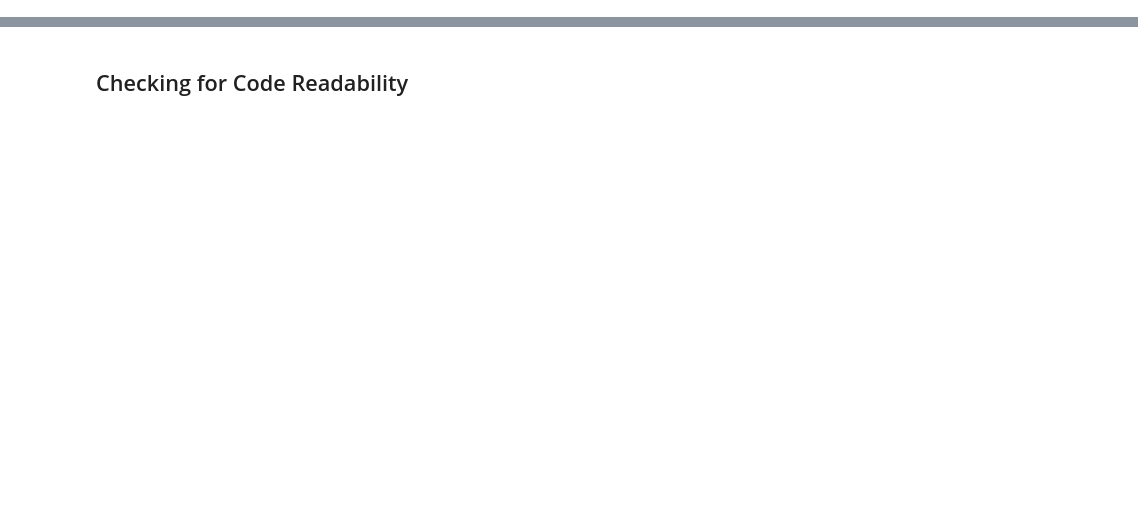
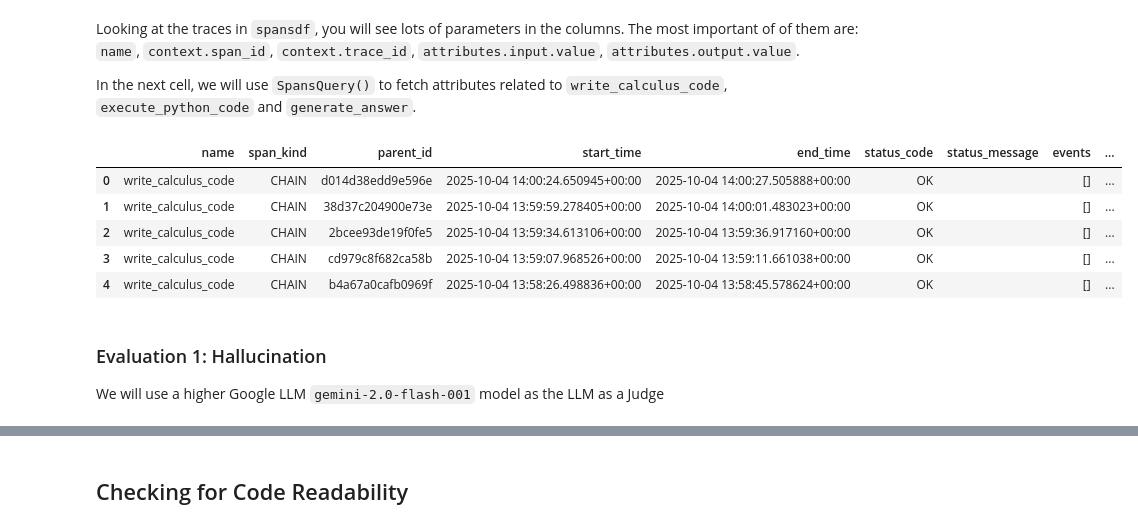
Before and after one commit to Danselem/GenAI_Tutorial, a Jupyter notebook: arize/notebook/agent-eval.ipynb, the cells around one changed output, grey strips where cells are left out. Cells and saved outputs as stored; diff of their text form; code cells hidden in the pictures; blank space fills up the shorter version.

```diff
--- a/arize/notebook/agent-eval.ipynb
+++ b/arize/notebook/agent-eval.ipynb
@@ -15,3 +72,7 @@ spansdf.head()
+# %% [markdown]
+Looking at the traces in `spansdf`, you will see lots of parameters in the columns. The most important of of them are: `name`, `context.span_id`, `context.trace_id`, `attributes.input.value`, `attributes.output.value`.
+
+In the next cell, we will use `SpansQuery()` to fetch attributes related to `write_calculus_code`, `execute_python_code` and `generate_answer`.
 # %%
 # Extract the question and generated code from the spans
 query = SpanQuery().where("name == 'write_calculus_code'")
@@ -28,34 +89,45 @@ spansdf["code"] = spansdf["attributes.output.value"]
 # Now get the code execution result spans
 query = SpanQuery().where("name == 'execute_python_code'")
 code_res_df = Client().spans.get_spans_dataframe(
     query=query, project_identifier=project_identifier
 )
 
 code_res_df["result"] = code_res_df["attributes.output.value"]
 
 # Now get the answer generation spans
 query = SpanQuery().where("name == 'generate_answer'")
 gen_df = Client().spans.get_spans_dataframe(
     query=query, project_identifier=project_identifier
 )
 
 gen_df["answer"] = gen_df["attributes.output.value"]
 
 
 # Combine the spans together
 spans_df = spansdf.merge(
     code_res_df[["context.trace_id", "result",]],
     on="context.trace_id",
     how="left",
 )
 
 spans_df = spans_df.merge(
     gen_df[["context.trace_id", "answer",]],
     on="context.trace_id",
     how="left",
 )
 
-spans_df.head(2)
+spans_df.head()
+# %% [output]
+|  | name | span_kind | parent_id | start_time | end_time | status_code | status_message | events | ... |
+| 0 | write_calculus_code | CHAIN | d014d38edd9e596e | 2025-10-04 14:00:24.650945+00:00 | 2025-10-04 14:00:27.505888+00:00 | OK |  | [] | ... |
+| 1 | write_calculus_code | CHAIN | 38d37c204900e73e | 2025-10-04 13:59:59.278405+00:00 | 2025-10-04 14:00:01.483023+00:00 | OK |  | [] | ... |
+| 2 | write_calculus_code | CHAIN | 2bcee93de19f0fe5 | 2025-10-04 13:59:34.613106+00:00 | 2025-10-04 13:59:36.917160+00:00 | OK |  | [] | ... |
+| 3 | write_calculus_code | CHAIN | cd979c8f682ca58b | 2025-10-04 13:59:07.968526+00:00 | 2025-10-04 13:59:11.661038+00:00 | OK |  | [] | ... |
+| 4 | write_calculus_code | CHAIN | b4a67a0cafb0969f | 2025-10-04 13:58:26.498836+00:00 | 2025-10-04 13:58:45.578624+00:00 | OK |  | [] | ... |
+# %% [markdown]
+### Evaluation 1: Hallucination
+
+We will use a higher Google LLM `gemini-2.0-flash-001` model as the LLM as a Judge
 # %%
 from phoenix.evals import (
     HALLUCINATION_PROMPT_RAILS_MAP,
```
Also changed, not shown: parts of 28 cells of this notebook, 1 other file.
